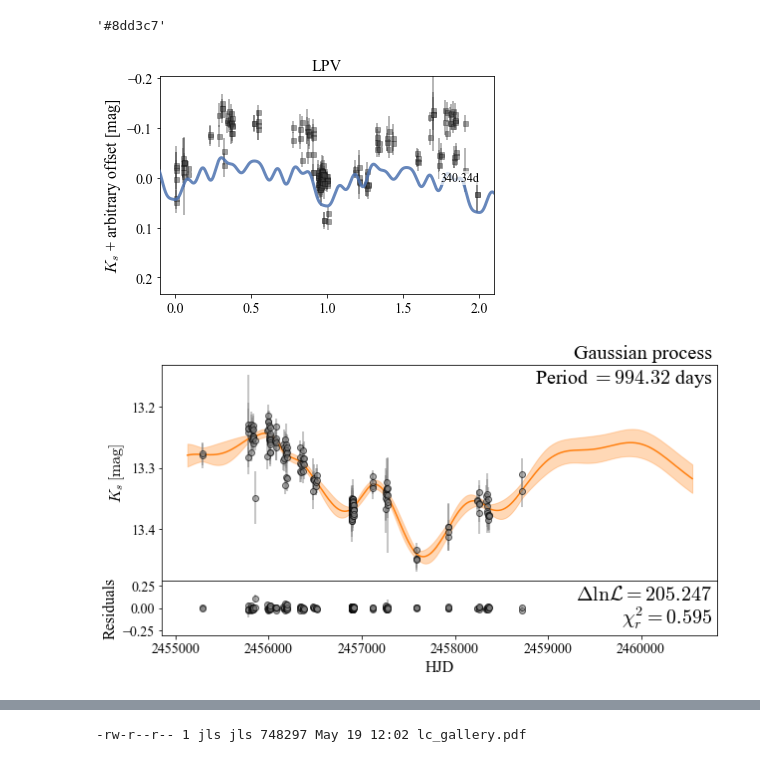
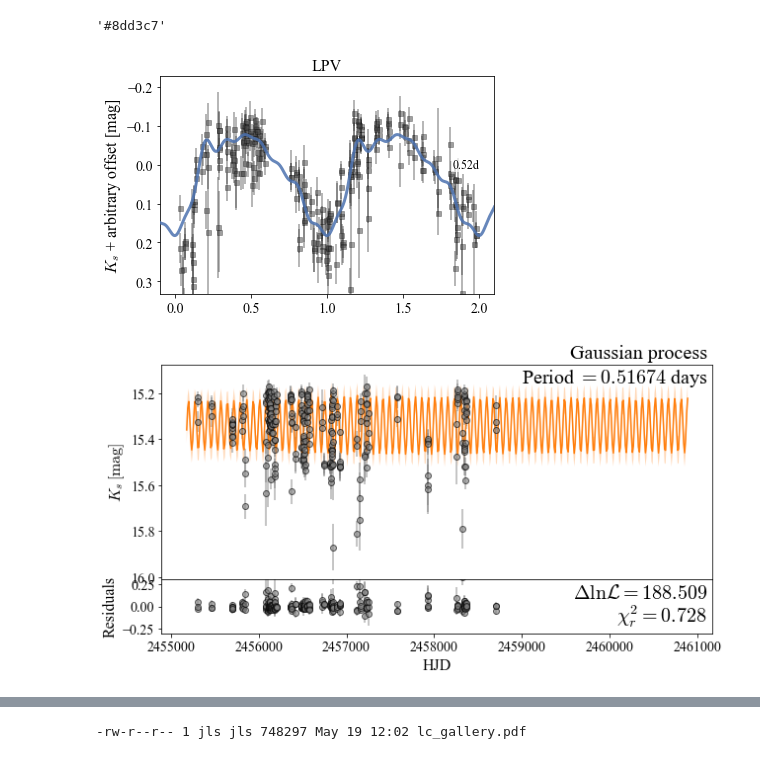
Before and after one commit to thomasmolnar/virac_classifier, a Jupyter notebook: plots/lc_gallery.ipynb, the cells around one changed output, grey strips where cells are left out. Saved outputs shown, nothing was run; the diff lists cells and outputs as text; code cells hidden in the pictures.

Commit message:
Updating plots and catalogue

```diff
--- a/plots/lc_gallery.ipynb
+++ b/plots/lc_gallery.ipynb
@@ -137,3 +115,7 @@ def period_fix(var_in,tol=1.):
+# %%
+import sqlutilpy
+full_data=pd.DataFrame(sqlutilpy.get("""select * from jason_sanders.virac2_variables""",
+                                     **config.wsdb_kwargs))
 # %%
 import seaborn as sns
 from matplotlib.colors import to_hex
@@ -141,9 +123,9 @@ to_hex(sns.color_palette('Set3')[0])
 # %% [output]
 '#8dd3c7'
 # %%
-fltr = (full_data['prob']>0.9)&(full_data['class']=='LPV')\
+fltr = (full_data['prob']>0.9)&(full_data['class']=='RRab')\
               &(np.abs(full_data['b'])<2.)&((full_data['l']>350.)|(full_data['l']<10.))\
-            &(full_data['delta_loglik']>800.)&(full_data['lsq_period']<600.)
+            &(full_data['delta_logl_lsq_const']>800.)&(full_data['lsq_period']<600.)
 # %%
 import sys
 sys.path.append('../../../')
@@ -154,29 +136,29 @@ from find_analyse_variables import generate_results_gp
 # %%
 ii=25
 jj=0
 scl_factor=0.4
 clss='LPV'
 axii=0
 plot_lc_sid(full_data[fltr]['sourceid'].values[ii],
                     full_data[fltr]['ra'].values[ii],
                     full_data[fltr]['dec'].values[ii],
-                    period_fix(full_data)[fltr][ii],
+                    full_data[fltr]['period'].values[ii],
                     full_data[fltr]['lsq_nterms'].values[ii],
                     offs=jj*scl_factor,
                    mcolor='#FFA500'*(jj%2)+'#4c72b0'*((jj+1)%2),
                    pcolor='gray'*(jj%2)+'#404040'*((jj+1)%2),
                    ps='o'*(jj%2)+'s'*((jj+1)%2),ttitle=clss,ylabel=(axii==0));
 LC = load_lc(full_data[fltr]['sourceid'].values[ii],
                     full_data[fltr]['ra'].values[ii],
                     full_data[fltr]['dec'].values[ii])
 LC['error']=LC['emag']
-gpp=run_gp_quick(LC,per_guess=560.)
+gpp=run_gp_quick(LC,per_guess=full_data[fltr]['period'].values[ii])
 # gpp,gpprops, lcprops, dll, dllG, rchi, delta_aic, delta_bic=\
 #             generate_results_gp(LC,[period_fix(full_data)[fltr][ii]])
 plot_lc_GP(LC,gpp);
 # %% [output]
-[figure, old version]
+[figure, new version]
-[figure, old version]
+[figure, new version]
 # %%
 clss='RRab'
 
```
Also changed, not shown: parts of 4 cells of this notebook, 18 other files.
